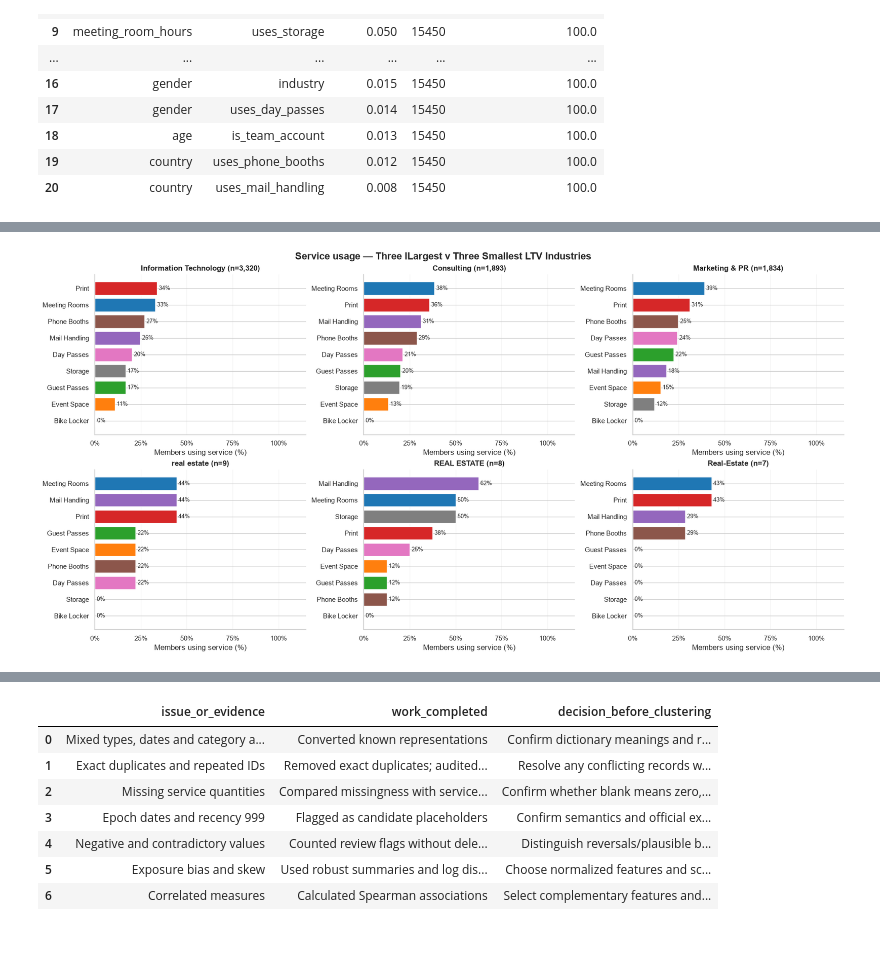
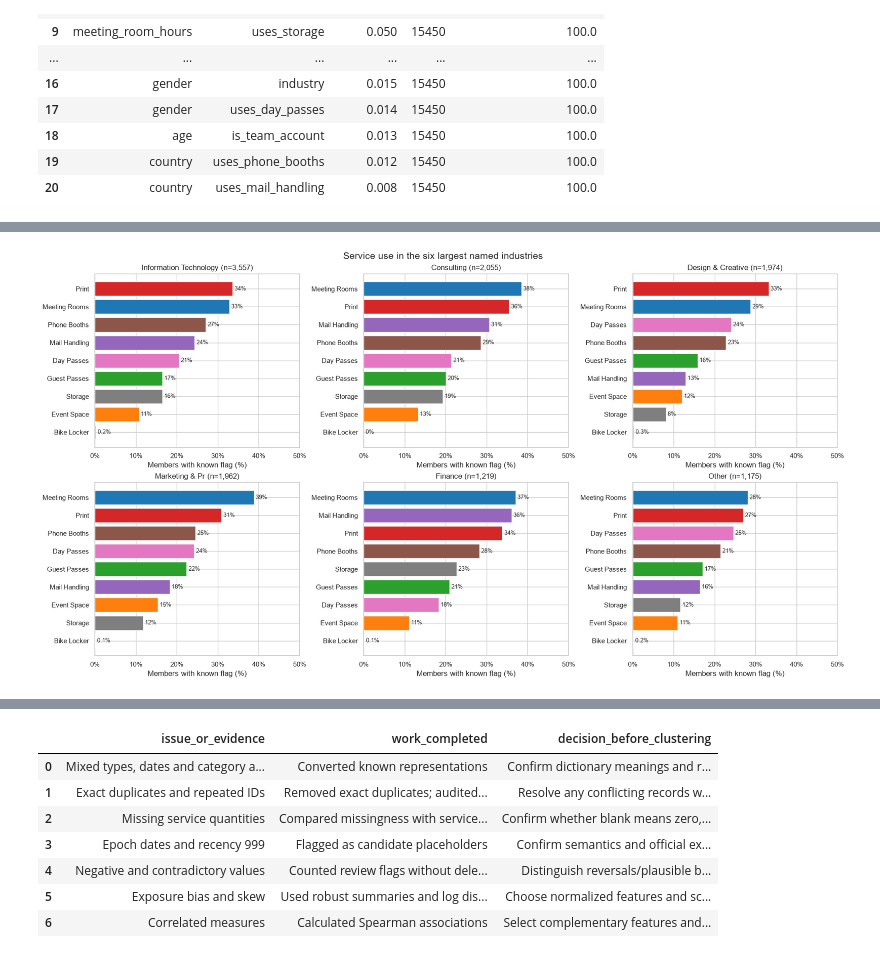
Before and after one commit to arfarfq/data_mining, a Jupyter notebook: notebooks/EDA.ipynb, the cells around one changed output, grey strips where cells are left out. Cells and saved outputs as stored; diff of their text form; code cells hidden in the pictures.

```diff
--- a/notebooks/EDA.ipynb
+++ b/notebooks/EDA.ipynb
@@ -628,88 +623,47 @@ This analysis further dives into which industries use which services. It also lo
 # %%
+services = service_flags
+plot_df = segment_df.copy()
+plot_df[services] = plot_df[services].apply(pd.to_numeric, errors="coerce").astype(float)
+service_labels = {col: col.removeprefix("uses_").replace("_", " ").title() for col in services}
+service_colors = {col: SERVICE_CMAP(i) for i, col in enumerate(services)}
 
-services = [
-    "uses_meeting_rooms", "uses_event_space", "uses_guest_passes",
-    "uses_print", "uses_mail_handling", "uses_phone_booths",
-    "uses_day_passes", "uses_storage", "uses_bike_locker",
-]
-
-# Prepare service flags without changing the original data.
-plot_df = df.copy()
-plot_df[services] = plot_df[services].apply(pd.to_numeric, errors="raise").astype(float)
-
-service_labels = {
-    col: col.removeprefix("uses_").replace("_", " ").title()
-    for col in services
-}
-
-# Keep each service's color consistent across plots.
-service_colors = {
-    col: plt.get_cmap("tab10")(i) for i, col in enumerate(services)
-}
-
-# 1. Overall usage across all members, ordered from highest to lowest.
-counts = plot_df[services].sum().sort_values(ascending=False)
-
+# An overall count, followed by rates in the six largest named industries.
+counts = plot_df[services].sum().sort_values()
 fig, ax = plt.subplots(figsize=(10, 5))
-bars = ax.barh(
-    [service_labels[col] for col in counts.index],
-    counts.values,
-    color=[service_colors[col] for col in counts.index],
-)
+bars = ax.barh([service_labels[col] for col in counts.index], counts.values,
+               color=[service_colors[col] for col in counts.index])
 ax.bar_label(bars, fmt="%.0f", padding=4)
-ax.invert_yaxis()
-ax.set(title="Most-used services — all members",
-       xlabel="Number of members using the service", ylabel="")
+ax.set(title="Members using each service", xlabel="Member records with a positive service flag", ylabel="")
 ax.set_xlim(0, max(1, counts.max() * 1.15))
-ax.spines[["top", "right"]].set_visible(False)
 fig.tight_layout()
 plt.show()
 
-# 2. Select the five largest industries by member count.
-grouped = plot_df.groupby("industry", observed=True)
-industry_sizes = grouped.size().sort_values(ascending=False)
-group_sizes = pd.concat([industry_sizes.head(3), industry_sizes.tail(3)])
-group_sizes = group_sizes[~group_sizes.index.duplicated()]
-usage = grouped[services].mean().mul(100).astype(float).reindex(group_sizes.index)
+industry_sizes = plot_df.loc[plot_df["industry"].ne("unknown")].groupby("industry").size()
+industry_sizes = industry_sizes.loc[industry_sizes >= MIN_ACCOUNTS].sort_values(ascending=False).head(6)
+usage = plot_df.groupby("industry")[services].mean().mul(100).reindex(industry_sizes.index)
+known = plot_df.groupby("industry")[services].count().reindex(industry_sizes.index)
 
 if usage.empty:
-    print("No industry data available.")
+    print("No eligible named industry data available.")
 else:
     ncols = min(3, len(usage))
     nrows = math.ceil(len(usage) / ncols)
-    fig, axes = plt.subplots(
-        nrows, ncols, figsize=(6 * ncols, 4.5 * nrows),
-        squeeze=False, constrained_layout=True,
-    )
-
+    fig, axes = plt.subplots(nrows, ncols, figsize=(6 * ncols, 4.8 * nrows),
+                             squeeze=False, constrained_layout=True)
     for ax, (industry, rates) in zip(axes.flat, usage.iterrows()):
-        # Rank services separately for each industry.
-        rates = rates.sort_values(ascending=False)
-        bars = ax.barh(
-            [service_labels[col] for col in rates.index],
-            rates.values,
-            color=[service_colors[col] for col in rates.index],
-        )
-        ax.bar_label(
-            bars,
-            labels=[f"{v:.0f}%" if pd.notna(v) else "" for v in rates.values],
-            padding=3, fontsize=9,
-        )
-        ax.invert_yaxis()
-        ax.set_xlim(0, 115)
-        ax.set_xticks([0, 25, 50, 75, 100])
+        rates = rates.sort_values()
+        bars = ax.barh([service_labels[col] for col in rates.index], rates.values,
+                       color=[service_colors[col] for col in rates.index])
+        ax.bar_label(bars, labels=[f"{v:.1f}%" if 0 < v < 1 else f"{v:.0f}%" if pd.notna(v) else "" for v in rates.values],
+                     padding=3, fontsize=9)
+        ax.set_xlim(0, 50)
+        ax.set_xticks([0, 10, 20, 30, 40, 50])
         ax.xaxis.set_major_formatter(PercentFormatter(xmax=100))
-        ax.set_title(f"{industry} (n={group_sizes.loc[industry]:,})", fontweight="bold")
-        ax.set_xlabel("Members using service (%)")
-        ax.set_axisbelow(True)
-        ax.grid(axis="x", alpha=0.2)
-        ax.spines[["top", "right"]].set_visible(False)
-
-    # Hide unused panels.
+        ax.set_title(f"{industry.title()} (n={industry_sizes.loc[industry]:,})")
+        ax.set_xlabel("Members with known flag (%)")
     for ax in list(axes.flat)[len(usage):]:
         ax.set_visible(False)
-
-    fig.suptitle("Service usage — Three lLargest v Three Smallest LTV Industries",
-                 fontsize=16, fontweight="bold")
+    fig.suptitle("Service use in the six largest named industries", fontsize=15)
     plt.show()
+    display(known.rename(index=str.title).rename(columns=service_labels))
 # %% [output]
@@ -717 +671 @@ else:
-[figure, old version]
+[figure, new version]
```
Also changed, not shown: parts of 59 cells of this notebook.
